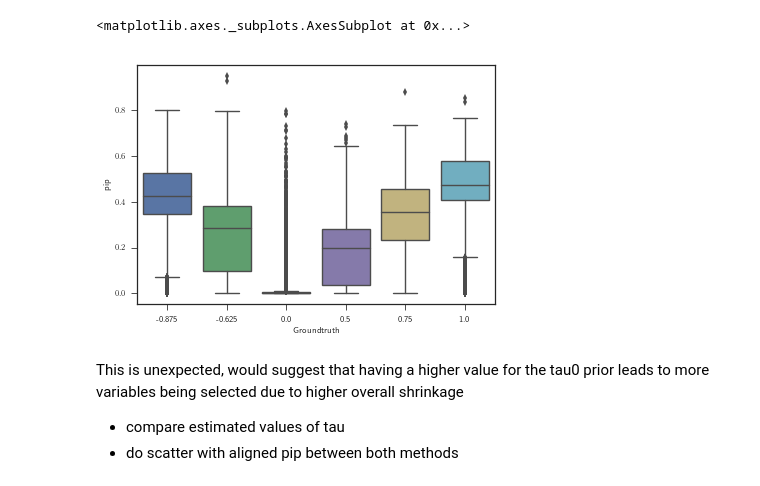
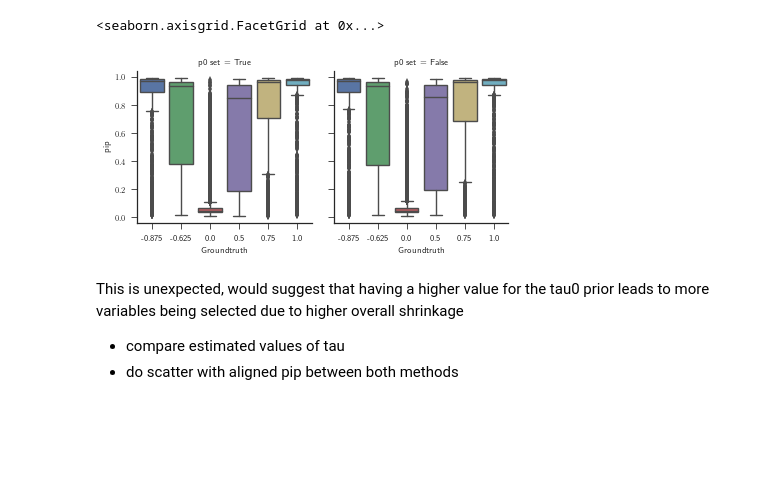
Before and after one commit to ExpectationMax/HorseshoeDMRegression, a Jupyter notebook: MasterThesisPlots/Compare_variable_selection.ipynb, the cells around one changed output. Saved outputs shown, nothing was run; the diff lists cells and outputs as text; code cells hidden in the pictures; blank space fills up the shorter version.

```diff
--- a/MasterThesisPlots/Compare_variable_selection.ipynb
+++ b/MasterThesisPlots/Compare_variable_selection.ipynb
@@ -45,8 +44,9 @@ print((pip.loc[pip['p0 set'], 'pip'] > 0.5).sum(), (pip.loc[~pip['p0 set'], 'pip
-# %%
-sns.boxplot(data=pip, x='Groundtruth', y='pip')
-# %% [output]
-<matplotlib.axes._subplots.AxesSubplot at 0x...>
-[figure, removed]
+# %%
+g = sns.FacetGrid(data=pip, col='p0 set', col_order=[True, False])
+g.map(sns.boxplot, 'Groundtruth', 'pip', palette=sns.color_palette())
+# %% [output]
+<seaborn.axisgrid.FacetGrid at 0x...>
+[figure, added]
 # %% [markdown]
 This is unexpected, would suggest that having a higher value for the tau0 prior leads to more variables being selected due to higher overall shrinkage
  * compare estimated values of tau
```
Also changed, not shown: parts of 18 cells of this notebook, 3 other files.
